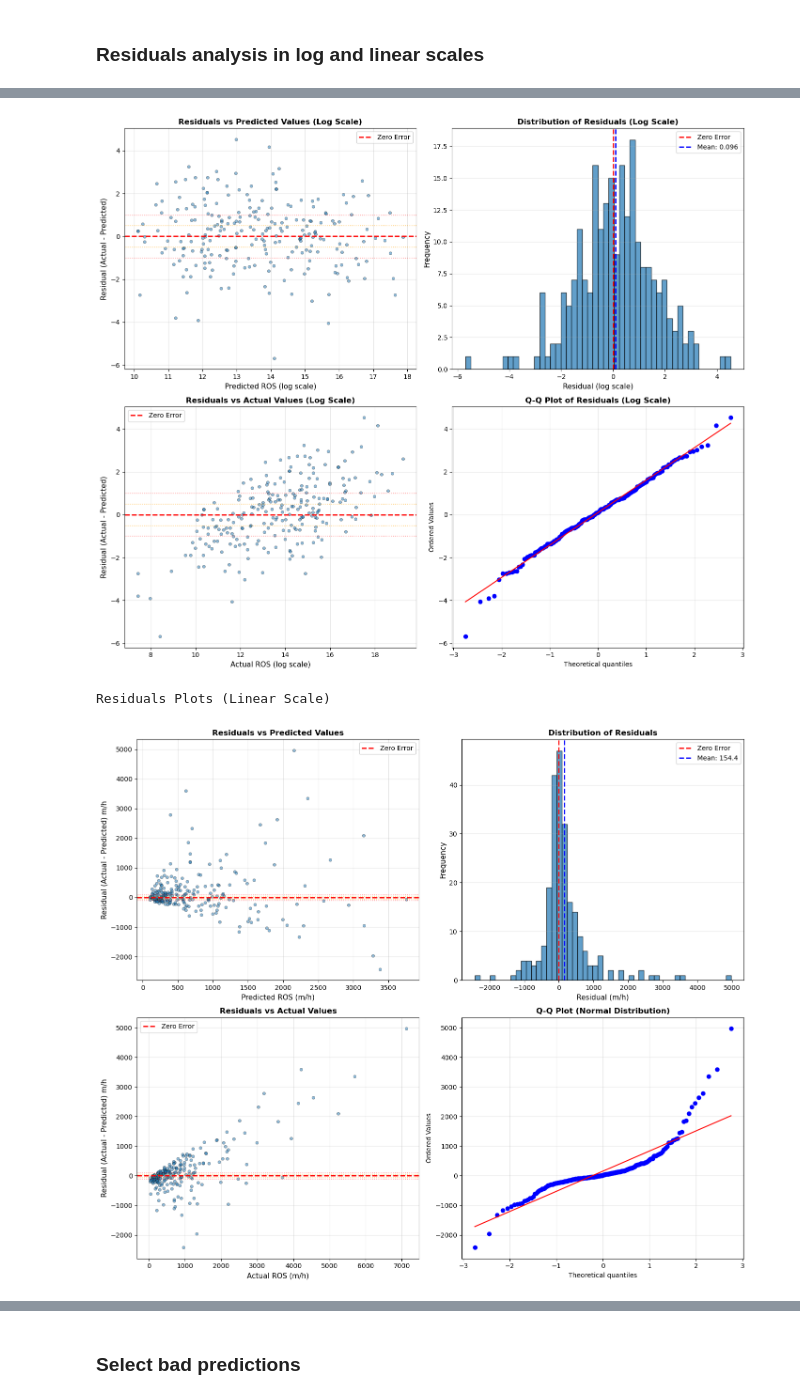
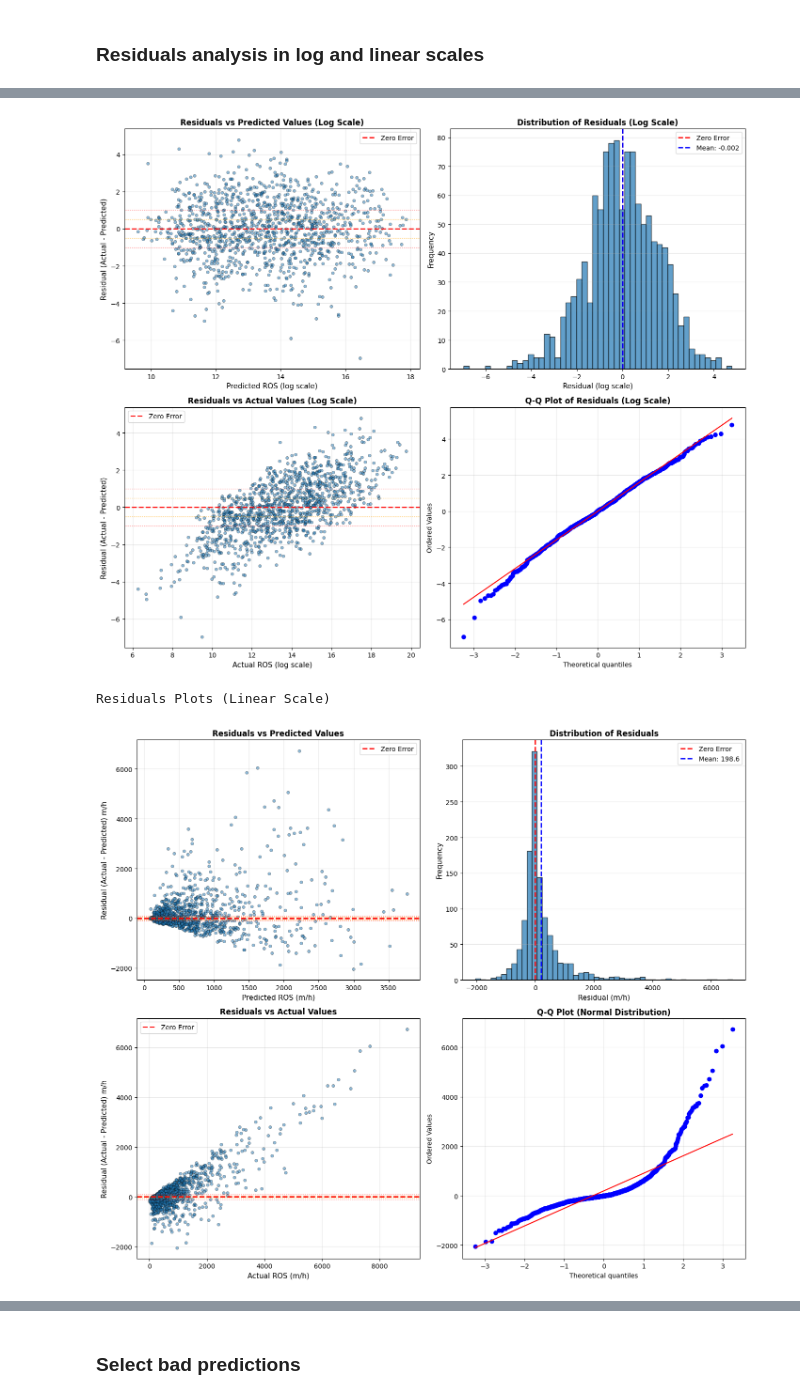
Before and after one commit to rafael-bork/FIRE-HACK-Project, a Jupyter notebook: Notebooks/4Models/XGBoost_model_CV.ipynb, the cells around one changed output, grey strips where cells are left out. Drawn from its saved outputs; the diff is of its cells as text; code cells hidden in the pictures.

Commit message:
new model

```diff
--- a/Notebooks/4Models/XGBoost_model_CV.ipynb
+++ b/Notebooks/4Models/XGBoost_model_CV.ipynb
@@ -923,8 +865,8 @@ print("RESIDUAL ANALYSIS")
 print("="*60)
 
 # Calculate residuals in both scales
-residuals_log = y_val_log - y_val_pred_log
-residuals_linear = y_val_linear - y_val_pred_linear
+residuals_log = avg_actual - avg_pred
+residuals_linear = avg_actual_linear - avg_pred_linear
 
 # Basic residual statistics - LOG SCALE
 print("\nRESIDUAL STATISTICS (Log Scale):")
@@ -936,11 +878,11 @@ print(f"Max Residual:         {np.max(residuals_log):.4f}")
 
 # Basic residual statistics - LINEAR SCALE
 print("\nRESIDUAL STATISTICS (Linear Scale):")
-print(f"Mean Residual:        {np.mean(residuals_log):.2f} m/h")
-print(f"Median Residual:      {np.median(residuals_log):.2f} m/h")
-print(f"Std Dev Residual:     {np.std(residuals_log):.2f} m/h")
-print(f"Min Residual:         {np.min(residuals_log):.2f} m/h")
-print(f"Max Residual:         {np.max(residuals_log):.2f} m/h")
+print(f"Mean Residual:        {np.mean(residuals_linear):.2f} m/h")
+print(f"Median Residual:      {np.median(residuals_linear):.2f} m/h")
+print(f"Std Dev Residual:     {np.std(residuals_linear):.2f} m/h")
+print(f"Min Residual:         {np.min(residuals_linear):.2f} m/h")
+print(f"Max Residual:         {np.max(residuals_linear):.2f} m/h")
 
 # Percentage of predictions within certain error bounds - LOG SCALE
 within_0_5_log = np.sum(np.abs(residuals_log) <= 0.5) / len(residuals_log) * 100
@@ -952,9 +894,9 @@ print(f"Predictions within ±1.0 (log):   {within_1_log:.1f}%")
 print(f"Predictions within ±2.0 (log):   {within_2_log:.1f}%")
 
 # Percentage of predictions within certain error bounds - LINEAR SCALE
-within_10 = np.sum(np.abs(residuals_log) <= 10) / len(residuals_log) * 100
-within_50 = np.sum(np.abs(residuals_log) <= 50) / len(residuals_log) * 100
-within_100 = np.sum(np.abs(residuals_log) <= 100) / len(residuals_log) * 100
+within_10 = np.sum(np.abs(residuals_linear) <= 10) / len(residuals_linear) * 100
+within_50 = np.sum(np.abs(residuals_linear) <= 50) / len(residuals_linear) * 100
+within_100 = np.sum(np.abs(residuals_linear) <= 100) / len(residuals_linear) * 100
 
 print(f"\nPredictions within ±10 m/h:   {within_10:.1f}%")
 print(f"Predictions within ±50 m/h:   {within_50:.1f}%")
@@ -965,12 +907,10 @@ print("\n" + "-"*60)
 print("SYSTEMATIC ERROR ANALYSIS (by prediction magnitude - LOG SCALE):")
 print("-"*60)
 
-# Create bins for analysis in log space
 bins_log = [0, 2, 4, 6, 8, 10, np.inf]
 bin_labels_log = ['0-2', '2-4', '4-6', '6-8', '8-10', '10+']
 
-# Assign bins to predictions
-bin_indices_log = np.digitize(y_val_pred_log, bins_log) - 1
+bin_indices_log = np.digitize(avg_pred, bins_log) - 1
 
 print(f"\n{'Range (log)':<15} {'Count':<10} {'Mean Error':<15} {'RMSE':<15}")
 print("-" * 60)
@@ -988,12 +928,10 @@ print("\n" + "-"*60)
 print("SYSTEMATIC ERROR ANALYSIS (by prediction magnitude - LINEAR SCALE):")
 print("-"*60)
 
-# Create bins for analysis
 bins = [0, 50, 100, 200, 500, 1000, np.inf]
 bin_labels = ['0-50', '50-100', '100-200', '200-500', '500-1000', '1000+']
 
-# Assign bins to predictions
-bin_indices = np.digitize(y_val_pred_log, bins) - 1
+bin_indices = np.digitize(avg_pred_linear, bins) - 1
 
 print(f"\n{'Range (m/h)':<15} {'Count':<10} {'Mean Error':<15} {'Mean % Error':<15} {'RMSE':<15}")
 print("-" * 70)
@@ -1002,20 +940,20 @@ for i, label in enumerate(bin_labels):
     mask = bin_indices == i
     if np.sum(mask) > 0:
         count = np.sum(mask)
-        mean_error = np.mean(residuals_log[mask])
-        mean_pct_error = np.mean((residuals_log[mask] / y_val_log[mask]) * 100)
-        rmse_bin = np.sqrt(np.mean(residuals_log[mask]**2))
+        mean_error = np.mean(residuals_linear[mask])
+        mean_pct_error = np.mean((residuals_linear[mask] / avg_actual_linear[mask]) * 100)
+        rmse_bin = np.sqrt(np.mean(residuals_linear[mask]**2))
         print(f"{label:<15} {count:<10} {mean_error:>+10.2f} m/h  {mean_pct_error:>+10.1f}%     {rmse_bin:>10.2f} m/h")
 
 
 # RESIDUAL PLOTS - LOG SCALE
 
-print("Residual Plots (Log Scale)")
+print("\nResidual Plots (Log Scale)")
 
 fig1, axes1 = plt.subplots(2, 2, figsize=(14, 12))
 
 # Plot 1: Residuals vs Predicted Values (Log)
-axes1[0, 0].scatter(y_val_pred_log, residuals_log, alpha=0.5, s=20, edgecolor='k', linewidth=0.5)
+axes1[0, 0].scatter(avg_pred, residuals_log, alpha=0.5, s=20, edgecolor='k', linewidth=0.5)
 axes1[0, 0].axhline(y=0, color='r', linestyle='--', linewidth=2, label='Zero Error')
 axes1[0, 0].set_xlabel('Predicted ROS (log scale)', fontsize=11)
 axes1[0, 0].set_ylabel('Residual (Actual - Predicted)', fontsize=11)
@@ -1023,7 +961,6 @@ axes1[0, 0].set_title('Residuals vs Predicted Values (Log Scale)', fontsize=12,
 axes1[0, 0].grid(True, alpha=0.3)
 axes1[0, 0].legend()
 
-# Add reference lines for ±0.5, ±1.0 log units
 axes1[0, 0].axhline(y=0.5, color='orange', linestyle=':', linewidth=1, alpha=0.7)
 axes1[0, 0].axhline(y=-0.5, color='orange', linestyle=':', linewidth=1, alpha=0.7)
 axes1[0, 0].axhline(y=1.0, color='red', linestyle=':', linewidth=1, alpha=0.5)
@@ -1040,7 +977,7 @@ axes1[0, 1].legend()
 axes1[0, 1].grid(True, alpha=0.3, axis='y')
 
 # Plot 3: Residuals vs Actual Values (Log)
-axes1[1, 0].scatter(y_val_log, residuals_log, alpha=0.5, s=20, edgecolor='k', linewidth=0.5)
+axes1[1, 0].scatter(avg_actual, residuals_log, alpha=0.5, s=20, edgecolor='k', linewidth=0.5)
 axes1[1, 0].axhline(y=0, color='r', linestyle='--', linewidth=2, label='Zero Error')
 axes1[1, 0].set_xlabel('Actual ROS (log scale)', fontsize=11)
 axes1[1, 0].set_ylabel('Residual (Actual - Predicted)', fontsize=11)
@@ -1048,13 +985,12 @@ axes1[1, 0].set_title('Residuals vs Actual Values (Log Scale)', fontsize=12, fon
 axes1[1, 0].grid(True, alpha=0.3)
 axes1[1, 0].legend()
 
-# Add reference lines
 axes1[1, 0].axhline(y=0.5, color='orange', linestyle=':', linewidth=1, alpha=0.7)
 axes1[1, 0].axhline(y=-0.5, color='orange', linestyle=':', linewidth=1, alpha=0.7)
 axes1[1, 0].axhline(y=1.0, color='red', linestyle=':', linewidth=1, alpha=0.5)
 axes1[1, 0].axhline(y=-1.0, color='red', linestyle=':', linewidth=1, alpha=0.5)
 
-# Plot 4: Q-Q Plot (to check normality of residuals) - Log
+# Plot 4: Q-Q Plot (Log)
 from scipy import stats
 stats.probplot(residuals_log, dist="norm", plot=axes1[1, 1])
 axes1[1, 1].set_title('Q-Q Plot of Residuals (Log Scale)', fontsize=12, fontweight='bold')
@@ -1066,13 +1002,12 @@ plt.show()
 
 # RESIDUAL PLOTS - LINEAR SCALE
 
-print("Residuals Plots (Linear Scale)")
+print("\nResiduals Plots (Linear Scale)")
 
-# 1. Residual vs Predicted (Linear Scale)
 fig, axes = plt.subplots(2, 2, figsize=(14, 12))
 
 # Plot 1: Residuals vs Predicted Values
-axes[0, 0].scatter(y_val_pred_linear, residuals_linear, alpha=0.5, s=20, edgecolor='k', linewidth=0.5)
+axes[0, 0].scatter(avg_pred_linear, residuals_linear, alpha=0.5, s=20, edgecolor='k', linewidth=0.5)
 axes[0, 0].axhline(y=0, color='r', linestyle='--', linewidth=2, label='Zero Error')
 axes[0, 0].set_xlabel('Predicted ROS (m/h)', fontsize=11)
 axes[0, 0].set_ylabel('Residual (Actual - Predicted) m/h', fontsize=11)
@@ -1080,7 +1015,6 @@ axes[0, 0].set_title('Residuals vs Predicted Values', fontsize=12, fontweight='b
 axes[0, 0].grid(True, alpha=0.3)
 axes[0, 0].legend()
 
-# Add reference lines for ±50 and ±100 m/h errors
 axes[0, 0].axhline(y=50, color='orange', linestyle=':', linewidth=1, alpha=0.7)
 axes[0, 0].axhline(y=-50, color='orange', linestyle=':', linewidth=1, alpha=0.7)
 axes[0, 0].axhline(y=100, color='red', linestyle=':', linewidth=1, alpha=0.5)
@@ -1097,7 +1031,7 @@ axes[0, 1].legend()
 axes[0, 1].grid(True, alpha=0.3, axis='y')
 
 # Plot 3: Residuals vs Actual Values
-axes[1, 0].scatter(y_val_linear, residuals_linear, alpha=0.5, s=20, edgecolor='k', linewidth=0.5)
+axes[1, 0].scatter(avg_actual_linear, residuals_linear, alpha=0.5, s=20, edgecolor='k', linewidth=0.5)
 axes[1, 0].axhline(y=0, color='r', linestyle='--', linewidth=2, label='Zero Error')
 axes[1, 0].set_xlabel('Actual ROS (m/h)', fontsize=11)
 axes[1, 0].set_ylabel('Residual (Actual - Predicted) m/h', fontsize=11)
@@ -1105,14 +1039,12 @@ axes[1, 0].set_title('Residuals vs Actual Values', fontsize=12, fontweight='bold
 axes[1, 0].grid(True, alpha=0.3)
 axes[1, 0].legend()
 
-# Add reference lines
 axes[1, 0].axhline(y=50, color='orange', linestyle=':', linewidth=1, alpha=0.7)
 axes[1, 0].axhline(y=-50, color='orange', linestyle=':', linewidth=1, alpha=0.7)
 axes[1, 0].axhline(y=100, color='red', linestyle=':', linewidth=1, alpha=0.5)
 axes[1, 0].axhline(y=-100, color='red', linestyle=':', linewidth=1, alpha=0.5)
 
-# Plot 4: Q-Q Plot (to check normality of residuals)
-from scipy import stats
+# Plot 4: Q-Q Plot
 stats.probplot(residuals_linear, dist="norm", plot=axes[1, 1])
 axes[1, 1].set_title('Q-Q Plot (Normal Distribution)', fontsize=12, fontweight='bold')
 axes[1, 1].grid(True, alpha=0.3)
@@ -1123,9 +1055,8 @@ plt.show()
 
 # PERCENTAGE ERROR ANALYSIS
 
-# Calculate percentage errors
-mask_nonzero = y_val_log > 1  # Only consider actual values > 1 m/h
-pct_errors = (residuals_log[mask_nonzero] / y_val_log[mask_nonzero]) * 100
+mask_nonzero = avg_actual_linear > 1  # Only consider actual values > 1 m/h
+pct_errors = (residuals_linear[mask_nonzero] / avg_actual_linear[mask_nonzero]) * 100
 
 print("\n" + "="*60)
 print("PERCENTAGE ERROR ANALYSIS (for actual ROS > 1 m/h):")
@@ -1135,13 +1066,13 @@ print(f"Median Percentage Error:  {np.median(pct_errors):+.2f}%")
 print(f"Std Dev Percentage Error: {np.std(pct_errors):.2f}%")
 
 # Systematic bias check
-if np.abs(np.mean(residuals_log)) > 5:
-    if np.mean(residuals_log) > 0:
-        print(f"\nSYSTEMATIC BIAS DETECTED: Model tends to UNDERPREDICT by {np.mean(residuals_log):.1f} m/h on average")
+if np.abs(np.mean(residuals_linear)) > 5:
+    if np.mean(residuals_linear) > 0:
+        print(f"\nSYSTEMATIC BIAS DETECTED: Model tends to UNDERPREDICT by {np.mean(residuals_linear):.1f} m/h on average")
     else:
-        print(f"\nSYSTEMATIC BIAS DETECTED: Model tends to OVERPREDICT by {np.abs(np.mean(residuals_log)):.1f} m/h on average")
+        print(f"\nSYSTEMATIC BIAS DETECTED: Model tends to OVERPREDICT by {np.abs(np.mean(residuals_linear)):.1f} m/h on average")
 else:
-    print(f"\n✓ No significant systematic bias detected (mean error: {np.mean(residuals_log):.1f} m/h)")
+    print(f"\n✓ No significant systematic bias detected (mean error: {np.mean(residuals_linear):.1f} m/h)")
 # %% [output]
 ============================================================
 RESIDUAL ANALYSIS
@@ -1162,7 +1093,7 @@ Range (m/h)     Count      Mean Error      Mean % Error    RMSE
 Residual Plots (Log Scale)
-[figure, old version]
+[figure, new version]
 Residuals Plots (Linear Scale)
-[figure, old version]
+[figure, new version]
 ============================================================
 PERCENTAGE ERROR ANALYSIS (for actual ROS > 1 m/h):
 ============================================================
```
Also changed, not shown: parts of 14 cells of this notebook, 9 other files.
